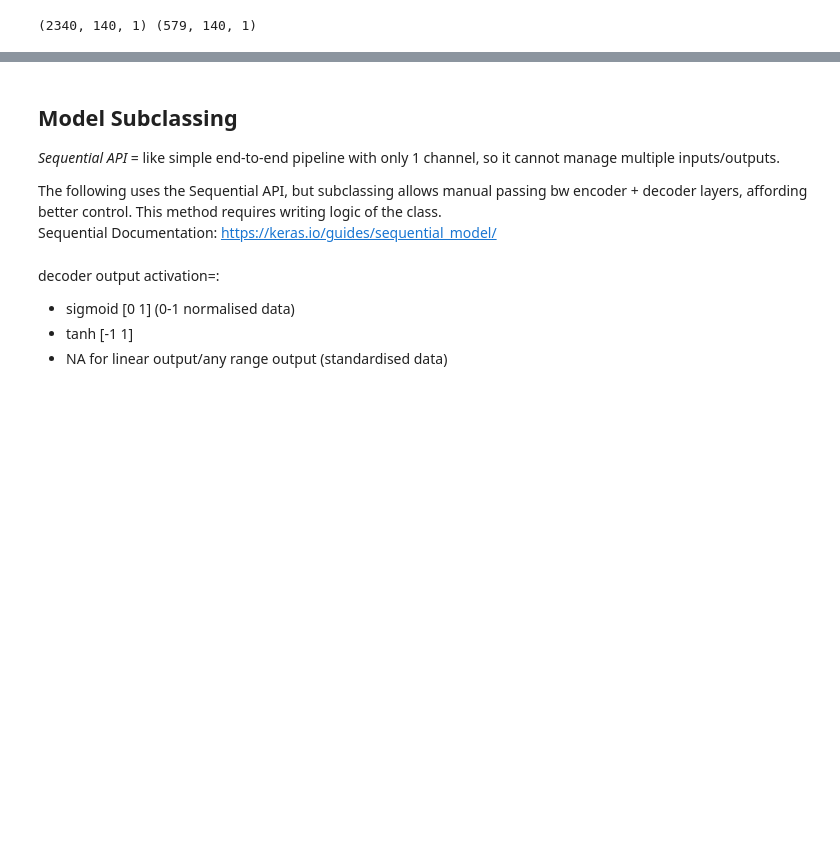
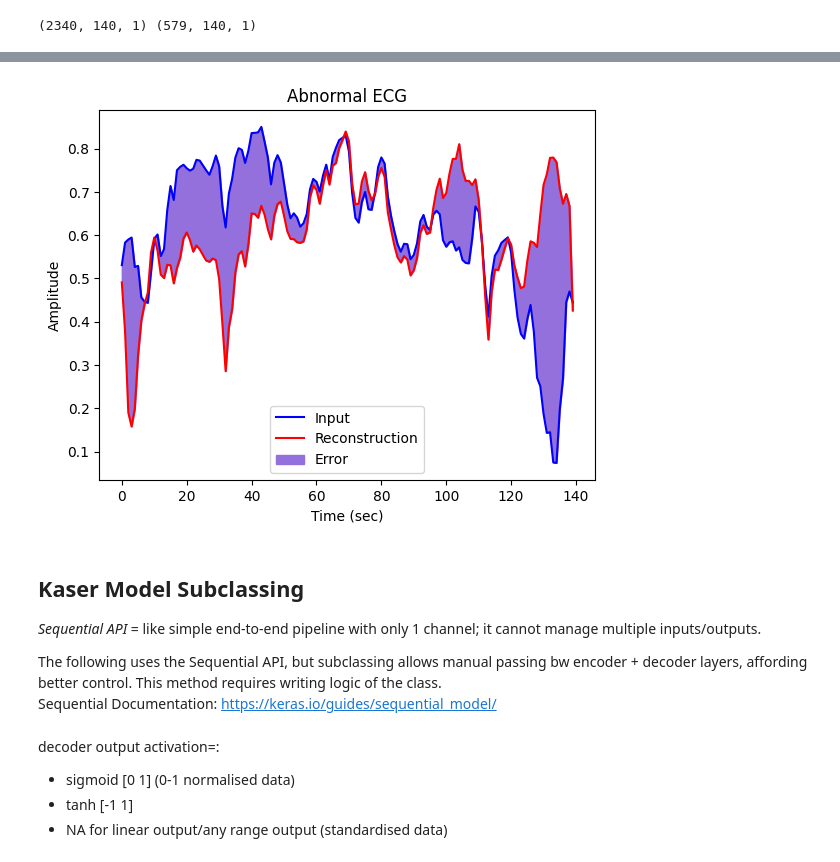
Before and after one commit to txx99/Misc-Projects, a Jupyter notebook: ECG_anomaly_data/Script/main.ipynb, the cells around one changed output, grey strips where cells are left out. Cells and saved outputs as stored; diff of their text form; code cells hidden in the pictures; blank space fills up the shorter version.

```diff
--- a/ECG_anomaly_data/Script/main.ipynb
+++ b/ECG_anomaly_data/Script/main.ipynb
@@ -125,9 +128,12 @@ autoencoder_API.compile(
     optimizer = 'adam', # standard optimiser 'adaptive learning rate optimizer'
     loss = 'mse') #mse for reconstruction error
 
+# reshape our data to samples, timesteps, channels as Conv1D expects 3D input
 norm_train_API = norm_train.reshape(-1, 140, 1)
 norm_test_API = norm_test.reshape(-1, 140, 1)
 
+abn_train_API = abn_train.reshape(-1, 140, 1)
+abn_test_API = abn_test.reshape(-1, 140, 1)
 # verify
 print(norm_train_API.shape, norm_test_API.shape)
 # %% [output]
@@ -162,6 +197,12 @@ Epoch 30/30
+# %%
+plot(abn_test_API, 0, reconstructed)
+plt.title("Abnormal ECG")
+plt.show()
+# %% [output]
+[figure, added]
 # %% [markdown]
-## Model Subclassing
-*Sequential API* = like simple end-to-end pipeline with only 1 channel, so it cannot manage multiple inputs/outputs.
+## Kaser Model Subclassing
+*Sequential API* = like simple end-to-end pipeline with only 1 channel; it cannot manage multiple inputs/outputs.
 
 The following uses the Sequential API, but subclassing allows manual passing bw encoder + decoder layers, affording better control. This method requires writing logic of the class.\
 Sequential Documentation: https://keras.io/guides/sequential_model/
```
Also changed, not shown: parts of 8 cells of this notebook, 1 other file.
